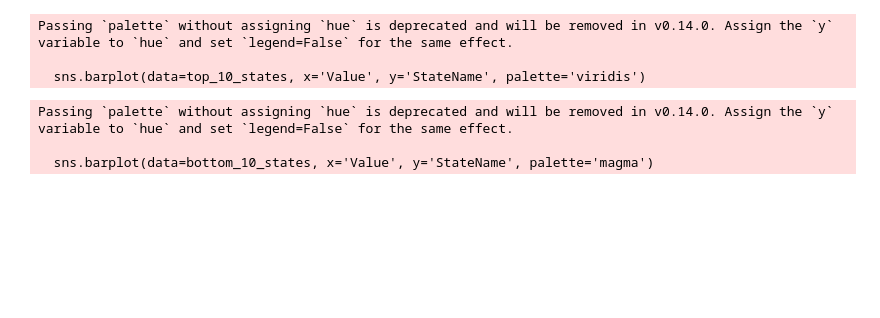
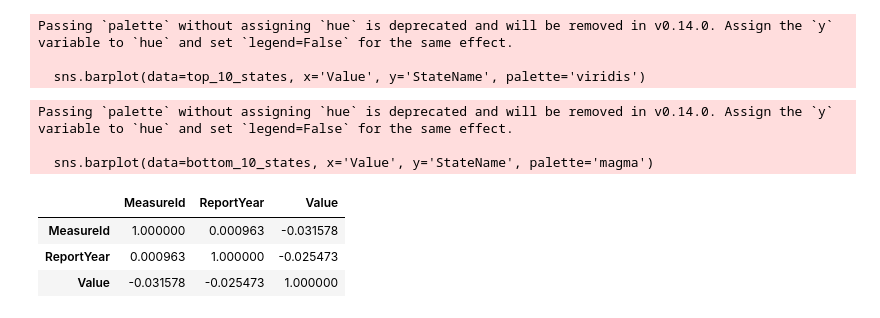
Before and after one commit to sidhanth123/Air-Quality-Measures, a Jupyter notebook: Air_Quality_Measures.ipynb, the cells around one changed output. Cells and saved outputs as stored; diff of their text form; code cells hidden in the pictures; blank space fills up the shorter version.

```diff
--- a/Air_Quality_Measures.ipynb
+++ b/Air_Quality_Measures.ipynb
@@ -109,0 +131,8 @@ Passing `palette` without assigning `hue` is deprecated and will be removed in v
+# %%
+correlation_matrix = df_air.select_dtypes(include=['number']).corr()
+display(correlation_matrix)
+# %% [output]
+|  | MeasureId | ReportYear | Value |
+| MeasureId | 1.000000 | 0.000963 | -0.031578 |
+| ReportYear | 0.000963 | 1.000000 | -0.025473 |
+| Value | -0.031578 | -0.025473 | 1.000000 |
```
Also changed, not shown: parts of 14 cells of this notebook.
